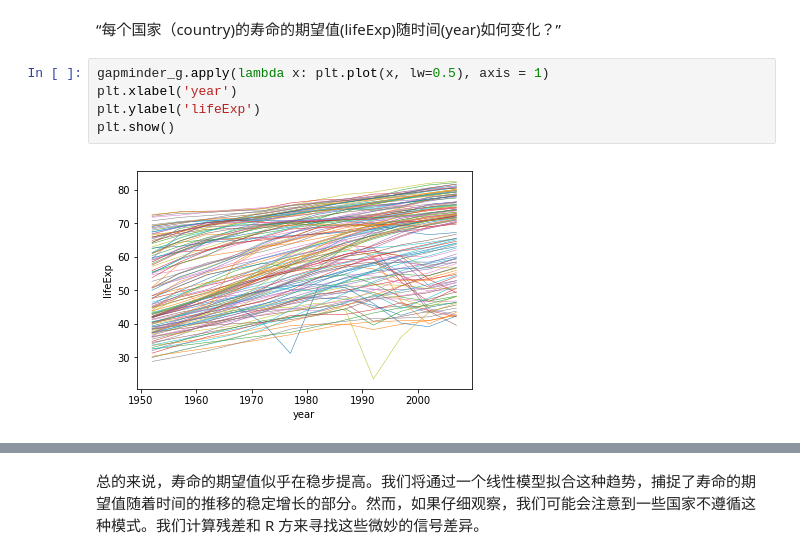
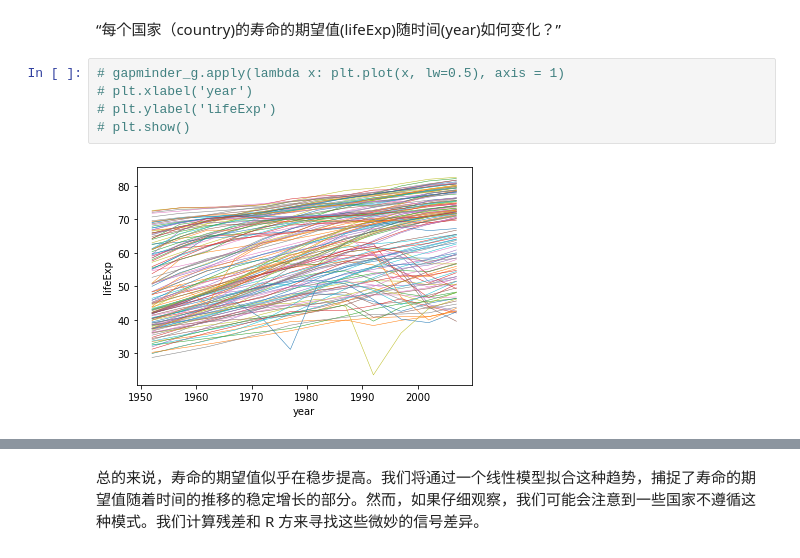
Before and after one commit to WHUFT/WHU_FinTech_Workshop, a Jupyter notebook: 10-研究方法学习班/11-金融数据科学/08-数据建模（22-25章）/Chapter25/Chapter25.ipynb, the cells around one changed output, grey strips where cells are left out. Cells and saved outputs as stored; diff of their text form.

```diff
--- a/10-研究方法学习班/11-金融数据科学/08-数据建模（22-25章）/Chapter25/Chapter25.ipynb
+++ b/10-研究方法学习班/11-金融数据科学/08-数据建模（22-25章）/Chapter25/Chapter25.ipynb
@@ -79,9 +44,9 @@ gapminder_g
 # %% [markdown]
 “每个国家（country)的寿命的期望值(lifeExp)随时间(year)如何变化？”
 # %%
-gapminder_g.apply(lambda x: plt.plot(x, lw=0.5), axis = 1)
-plt.xlabel('year')
-plt.ylabel('lifeExp')
-plt.show()
+# gapminder_g.apply(lambda x: plt.plot(x, lw=0.5), axis = 1)
+# plt.xlabel('year')
+# plt.ylabel('lifeExp')
+# plt.show()
 # %% [output]
-[figure, old version]
+[figure, new version]
```
Also changed, not shown: parts of 17 cells of this notebook.
